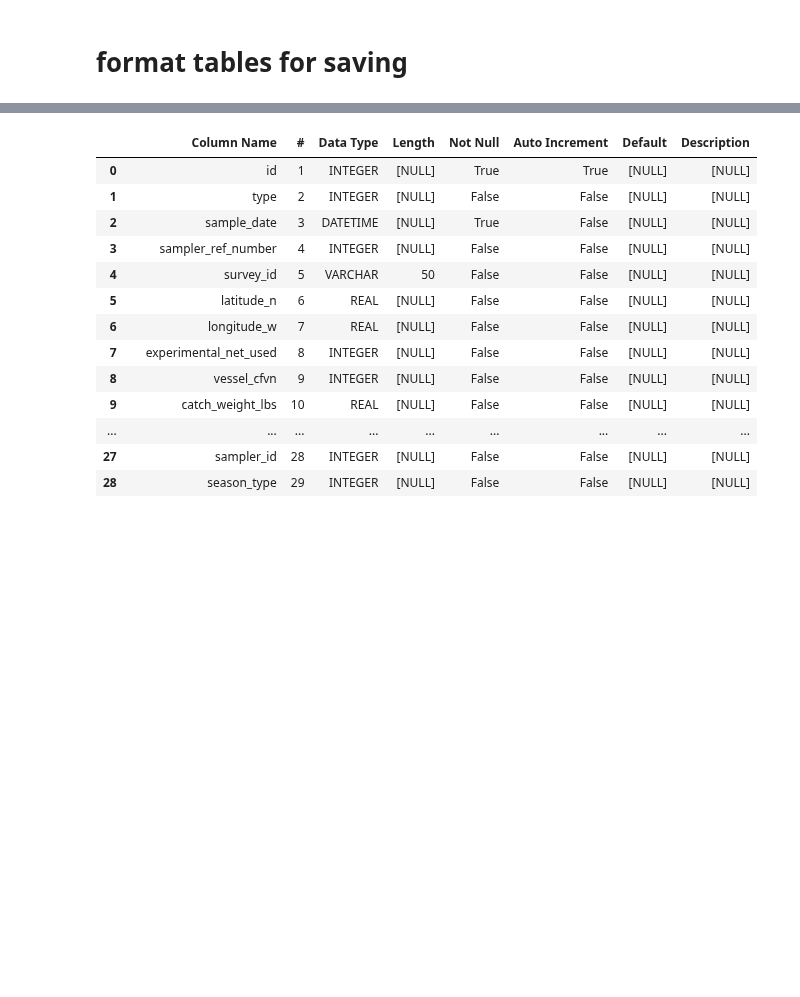
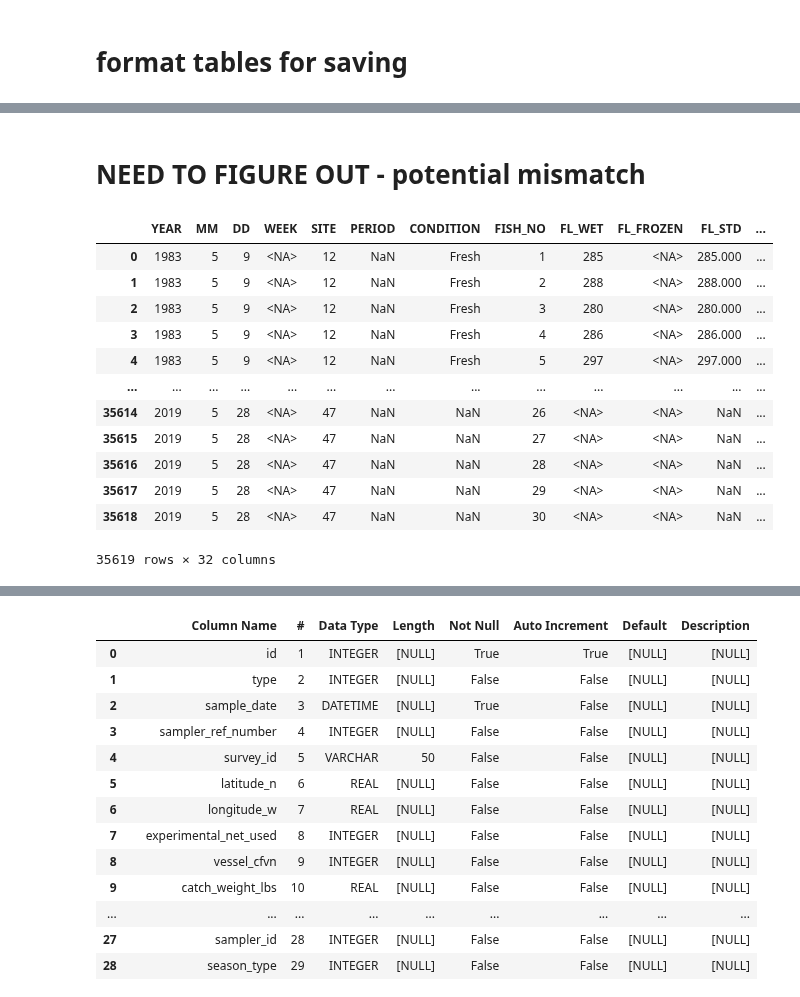
Before and after one commit to dfo-gulf-science/Gaspereau, a Jupyter notebook: 8. Data Wrangling - matching and creating tables.ipynb, the cells around one changed output, grey strips where cells are left out. Saved outputs shown, nothing was run; the diff lists cells and outputs as text; code cells hidden in the pictures; blank space fills up the shorter version.

```diff
--- a/8. Data Wrangling - matching and creating tables.ipynb
+++ b/8. Data Wrangling - matching and creating tables.ipynb
@@ -389,0 +388,19 @@ gaspereau_fishdetails.sample(5)
+# %% [markdown]
+# NEED TO FIGURE OUT - potential mismatch
+# %%
+#TODO: figure out if year, mm, dd is the day the sample was collected. IF NOT SAMPLE_ID IS WRONG
+df_FD
+# %% [output]
+|  | YEAR | MM | DD | WEEK | SITE | PERIOD | CONDITION | FISH_NO | FL_WET | FL_FROZEN | FL_STD | ... |
+| 0 | 1983 | 5 | 9 | <NA> | 12 | NaN | Fresh | 1 | 285 | <NA> | 285.000 | ... |
+| 1 | 1983 | 5 | 9 | <NA> | 12 | NaN | Fresh | 2 | 288 | <NA> | 288.000 | ... |
+| 2 | 1983 | 5 | 9 | <NA> | 12 | NaN | Fresh | 3 | 280 | <NA> | 280.000 | ... |
+| 3 | 1983 | 5 | 9 | <NA> | 12 | NaN | Fresh | 4 | 286 | <NA> | 286.000 | ... |
+| 4 | 1983 | 5 | 9 | <NA> | 12 | NaN | Fresh | 5 | 297 | <NA> | 297.000 | ... |
+| ... | ... | ... | ... | ... | ... | ... | ... | ... | ... | ... | ... | ... |
+| 35614 | 2019 | 5 | 28 | <NA> | 47 | NaN | NaN | 26 | <NA> | <NA> | NaN | ... |
+| 35615 | 2019 | 5 | 28 | <NA> | 47 | NaN | NaN | 27 | <NA> | <NA> | NaN | ... |
+| 35616 | 2019 | 5 | 28 | <NA> | 47 | NaN | NaN | 28 | <NA> | <NA> | NaN | ... |
+| 35617 | 2019 | 5 | 28 | <NA> | 47 | NaN | NaN | 29 | <NA> | <NA> | NaN | ... |
+| 35618 | 2019 | 5 | 28 | <NA> | 47 | NaN | NaN | 30 | <NA> | <NA> | NaN | ... |
+35619 rows × 32 columns
```
Also changed, not shown: parts of 47 cells of this notebook.
